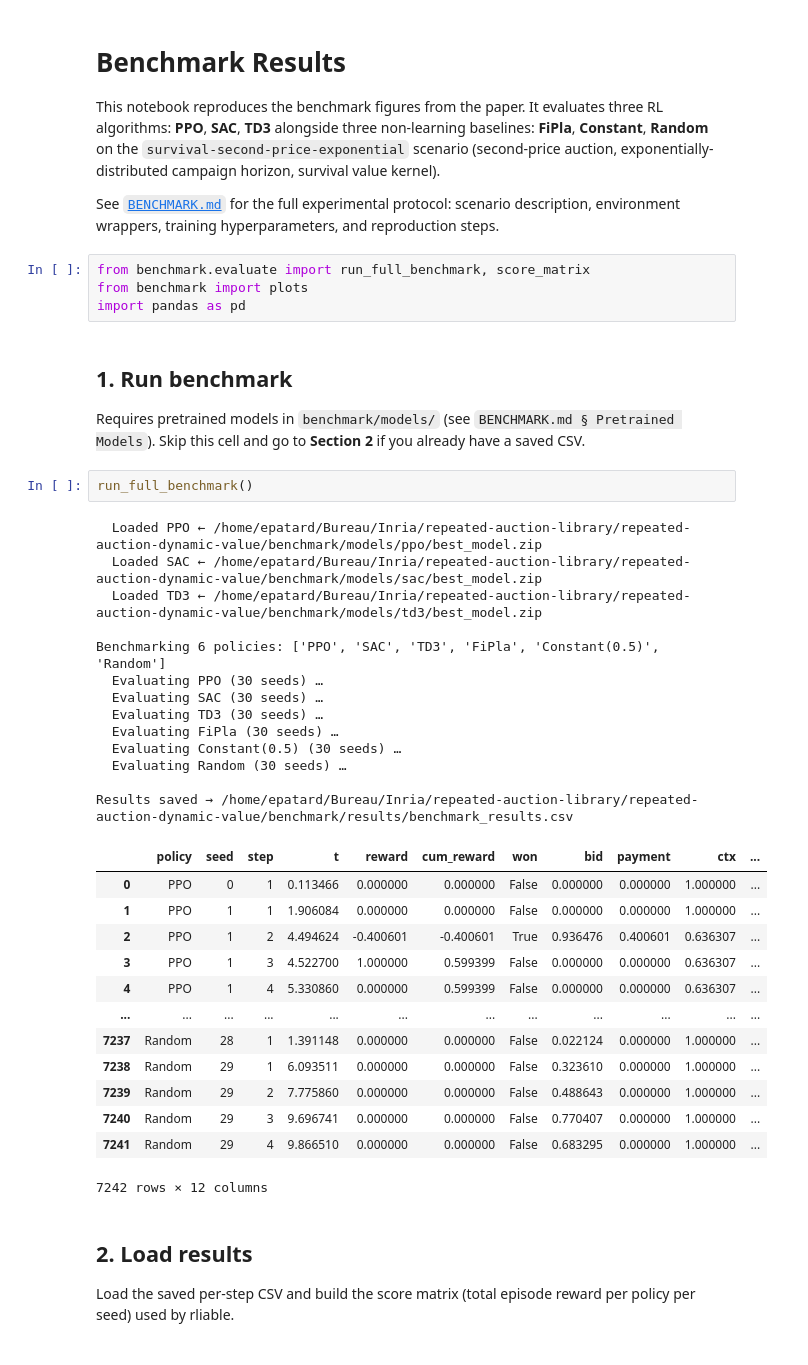
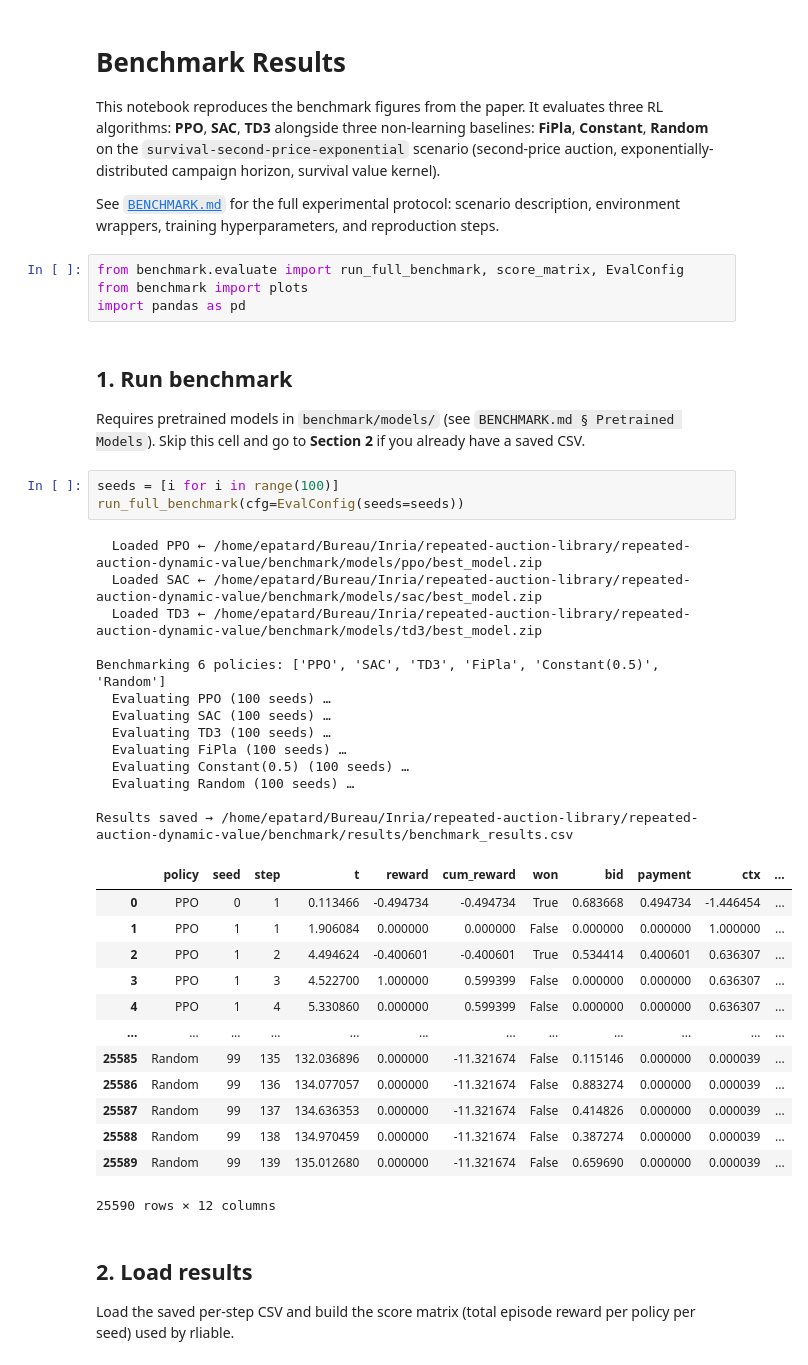
Before and after one commit to eugeniepatard/dynamauction, a Jupyter notebook: benchmark/benchmark_results.ipynb, the cells around one changed output. Cells and saved outputs as stored; diff of their text form.

```diff
--- a/benchmark/benchmark_results.ipynb
+++ b/benchmark/benchmark_results.ipynb
@@ -5,7 +5,7 @@ This notebook reproduces the benchmark figures from the paper. It evaluates thre
 
 See [`BENCHMARK.md`](BENCHMARK.md) for the full experimental protocol: scenario description, environment wrappers, training hyperparameters, and reproduction steps.
 # %%
-from benchmark.evaluate import run_full_benchmark, score_matrix
+from benchmark.evaluate import run_full_benchmark, score_matrix, EvalConfig
 from benchmark import plots
 import pandas as pd
 # %% [markdown]
@@ -13,34 +13,35 @@ import pandas as pd
 
 Requires pretrained models in `benchmark/models/` (see `BENCHMARK.md § Pretrained Models`). Skip this cell and go to **Section 2** if you already have a saved CSV.
 # %%
-run_full_benchmark()
+seeds = [i for i in range(100)]
+run_full_benchmark(cfg=EvalConfig(seeds=seeds))
 # %% [output]
   Loaded PPO ← /home/epatard/Bureau/Inria/repeated-auction-library/repeated-auction-dynamic-value/benchmark/models/ppo/best_model.zip
   Loaded SAC ← /home/epatard/Bureau/Inria/repeated-auction-library/repeated-auction-dynamic-value/benchmark/models/sac/best_model.zip
   Loaded TD3 ← /home/epatard/Bureau/Inria/repeated-auction-library/repeated-auction-dynamic-value/benchmark/models/td3/best_model.zip
 
 Benchmarking 6 policies: ['PPO', 'SAC', 'TD3', 'FiPla', 'Constant(0.5)', 'Random']
-  Evaluating PPO (30 seeds) …
-  Evaluating SAC (30 seeds) …
-  Evaluating TD3 (30 seeds) …
-  Evaluating FiPla (30 seeds) …
-  Evaluating Constant(0.5) (30 seeds) …
-  Evaluating Random (30 seeds) …
+  Evaluating PPO (100 seeds) …
+  Evaluating SAC (100 seeds) …
+  Evaluating TD3 (100 seeds) …
+  Evaluating FiPla (100 seeds) …
+  Evaluating Constant(0.5) (100 seeds) …
+  Evaluating Random (100 seeds) …
 
 Results saved → /home/epatard/Bureau/Inria/repeated-auction-library/repeated-auction-dynamic-value/benchmark/results/benchmark_results.csv
 |  | policy | seed | step | t | reward | cum_reward | won | bid | payment | ctx | ... |
-| 0 | PPO | 0 | 1 | 0.113466 | 0.000000 | 0.000000 | False | 0.000000 | 0.000000 | 1.000000 | ... |
+| 0 | PPO | 0 | 1 | 0.113466 | -0.494734 | -0.494734 | True | 0.683668 | 0.494734 | -1.446454 | ... |
 | 1 | PPO | 1 | 1 | 1.906084 | 0.000000 | 0.000000 | False | 0.000000 | 0.000000 | 1.000000 | ... |
-| 2 | PPO | 1 | 2 | 4.494624 | -0.400601 | -0.400601 | True | 0.936476 | 0.400601 | 0.636307 | ... |
+| 2 | PPO | 1 | 2 | 4.494624 | -0.400601 | -0.400601 | True | 0.534414 | 0.400601 | 0.636307 | ... |
 | 3 | PPO | 1 | 3 | 4.522700 | 1.000000 | 0.599399 | False | 0.000000 | 0.000000 | 0.636307 | ... |
 | 4 | PPO | 1 | 4 | 5.330860 | 0.000000 | 0.599399 | False | 0.000000 | 0.000000 | 0.636307 | ... |
 | ... | ... | ... | ... | ... | ... | ... | ... | ... | ... | ... | ... |
-| 7237 | Random | 28 | 1 | 1.391148 | 0.000000 | 0.000000 | False | 0.022124 | 0.000000 | 1.000000 | ... |
-| 7238 | Random | 29 | 1 | 6.093511 | 0.000000 | 0.000000 | False | 0.323610 | 0.000000 | 1.000000 | ... |
-| 7239 | Random | 29 | 2 | 7.775860 | 0.000000 | 0.000000 | False | 0.488643 | 0.000000 | 1.000000 | ... |
-| 7240 | Random | 29 | 3 | 9.696741 | 0.000000 | 0.000000 | False | 0.770407 | 0.000000 | 1.000000 | ... |
-| 7241 | Random | 29 | 4 | 9.866510 | 0.000000 | 0.000000 | False | 0.683295 | 0.000000 | 1.000000 | ... |
+| 25585 | Random | 99 | 135 | 132.036896 | 0.000000 | -11.321674 | False | 0.115146 | 0.000000 | 0.000039 | ... |
+| 25586 | Random | 99 | 136 | 134.077057 | 0.000000 | -11.321674 | False | 0.883274 | 0.000000 | 0.000039 | ... |
+| 25587 | Random | 99 | 137 | 134.636353 | 0.000000 | -11.321674 | False | 0.414826 | 0.000000 | 0.000039 | ... |
+| 25588 | Random | 99 | 138 | 134.970459 | 0.000000 | -11.321674 | False | 0.387274 | 0.000000 | 0.000039 | ... |
+| 25589 | Random | 99 | 139 | 135.012680 | 0.000000 | -11.321674 | False | 0.659690 | 0.000000 | 0.000039 | ... |
-7242 rows × 12 columns
+25590 rows × 12 columns
 # %% [markdown]
 ## 2. Load results
 
```
Also changed, not shown: parts of 9 cells of this notebook, 12 other files.
